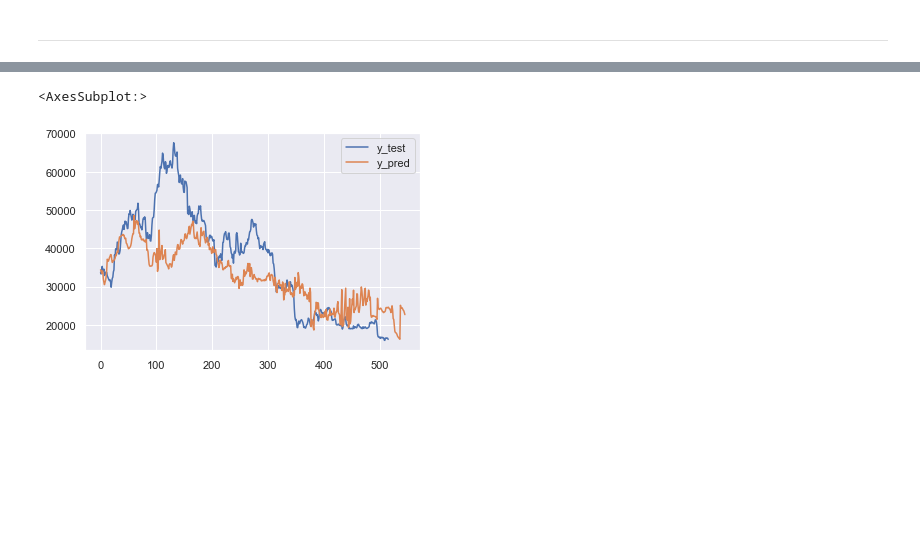
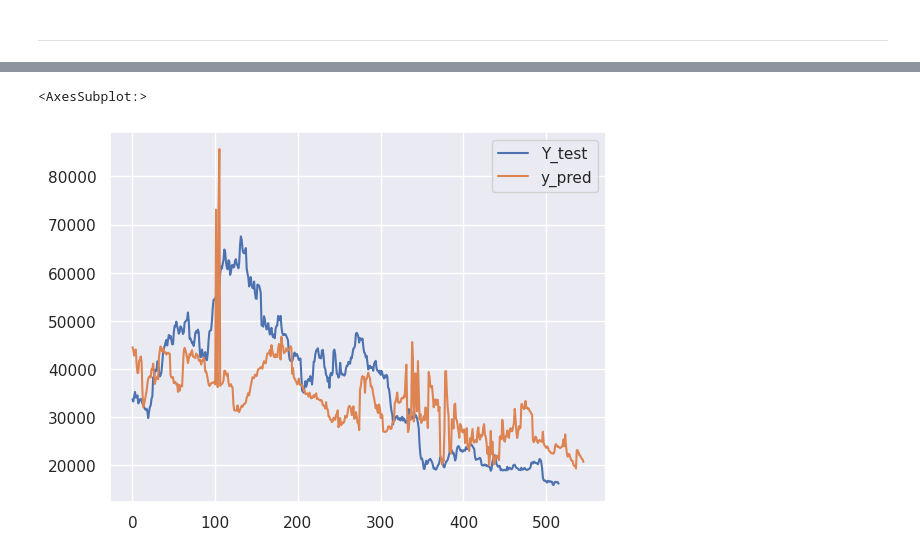
Before and after one commit to vvaaqqw/740_project, a Jupyter notebook: ANN/trash_can/Bitcoin_NN_30.ipynb, the cells around one changed output, grey strips where cells are left out. Cells and saved outputs as stored; diff of their text form; code cells hidden in the pictures; blank space fills up the shorter version.

```diff
--- a/ANN/trash_can/Bitcoin_NN_30.ipynb
+++ b/ANN/trash_can/Bitcoin_NN_30.ipynb
@@ -78,7 +78,7 @@ Data
 # divide X and Y
 X = Data.iloc[:,0:]
 #Y = Data['returns']   # 用returns的话就用这一行，然后把下一行comment掉
-Y = btcData['priceUSD'].shift(-1)[1:] # 反之亦然
+Y = btcData['priceUSD'].shift(-30)[1:] # 反之亦然
 # %%
 X.head(3)
 # %% [output]
@@ -138,9 +138,9 @@ shape=X.shape[1]
 def sequential_model(initializer='normal', activation='relu', neurons=300, NUM_FEATURES=shape):
     # create model
     model = Sequential()
-    model.add(Dense(neurons, input_shape=(NUM_FEATURES,), kernel_initializer=initializer, activation=activation))
-    model.add(Dense(neurons, activation=activation))
-    model.add(Dense(neurons, activation=activation))
+    model.add(Dense(256, input_shape=(NUM_FEATURES,), kernel_initializer=initializer, activation=activation))
+    model.add(Dense(416, activation=activation))
+    model.add(Dense(32, activation=activation))
     model.add(Dense(1, activation=activation))
     # Compile model
     adam=keras.optimizers.Adam(lr=lr_schedule(0), amsgrad=True)
@@ -154,7 +154,7 @@ stop training when val_loss is not increasing
 # %%
 earlyStopping = EarlyStopping(monitor='val_loss', patience=100,verbose=1, mode='auto')
 # %%
-regressor=KerasRegressor(build_fn=sequential_model,epochs=5000,verbose=1, use_multiprocessing=True, callback=[earlyStopping])
+regressor=KerasRegressor(build_fn=sequential_model,epochs=5000,verbose=1, use_multiprocessing=True, callbacks=[earlyStopping])
 # %%
 regressor.fit(X_train,Y_train,validation_data=(X_val, Y_val))
 # %% [output]
@@ -252,7 +260,7 @@ pre_df
 546 rows × 3 columns
 # %%
-pd.DataFrame(zip(Y_test,y_pred),columns=['y_test','y_pred']).plot()
+pd.DataFrame(zip(Y_test,y_pred),columns=['Y_test','y_pred']).plot()
 # %% [output]
 <AxesSubplot:>
-[figure, old version]
+[figure, new version]
 # %%
```
Also changed, not shown: parts of 9 cells of this notebook, 8 other files.
